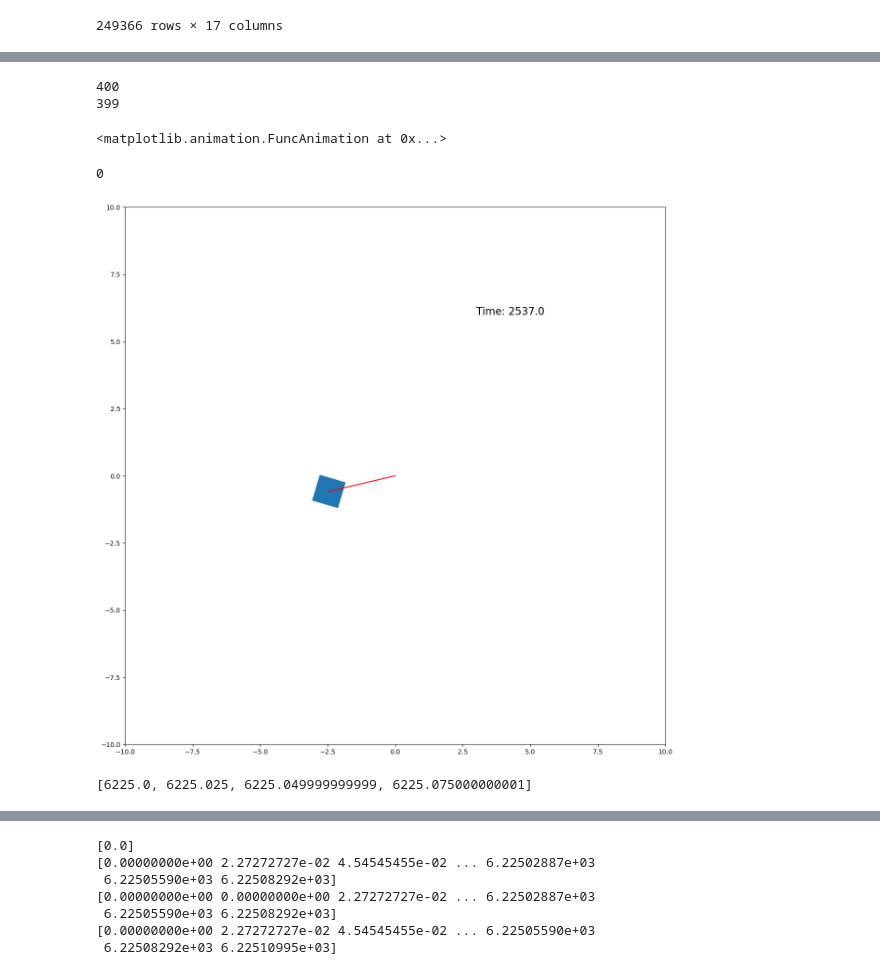
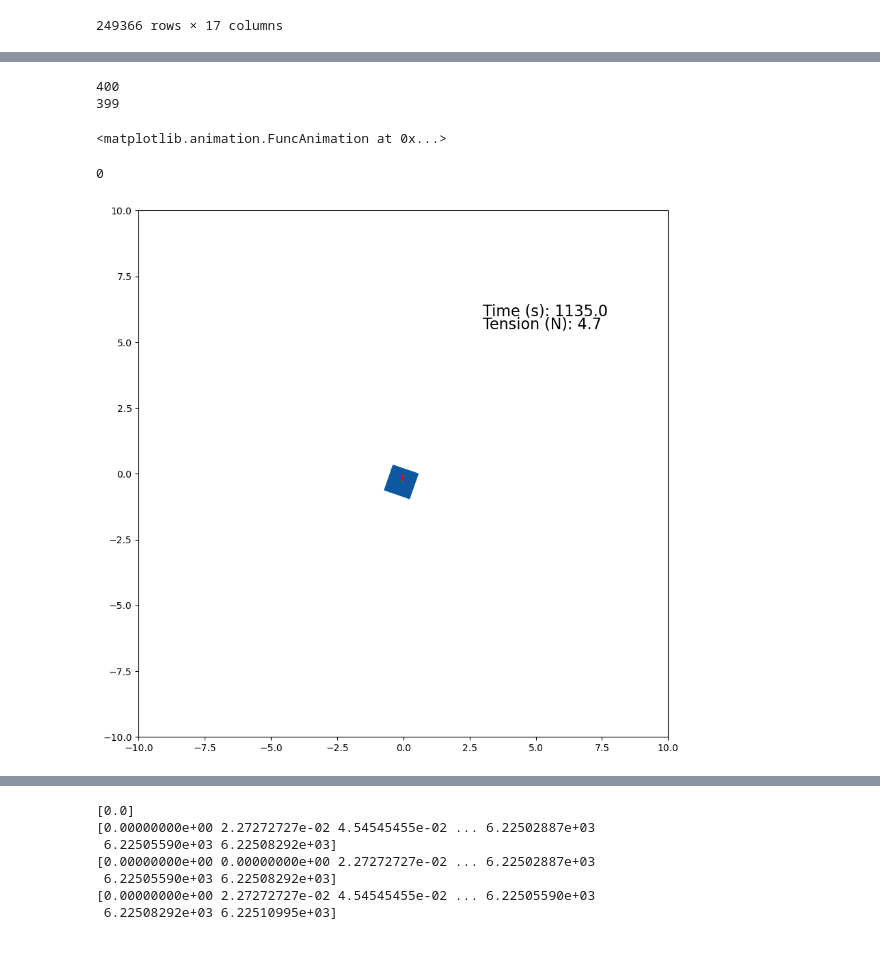
Before and after one commit to UMDBPP/TUFFcode, a Jupyter notebook: Data Analysis/data playground.ipynb, the cells around one changed output, grey strips where cells are left out. Cells and saved outputs as stored; diff of their text form; code cells hidden in the pictures.

Commit message:
include tension in animation

```diff
--- a/Data Analysis/data playground.ipynb
+++ b/Data Analysis/data playground.ipynb
@@ -46,6 +46,7 @@ See the caveats in the documentation: https://pandas.pydata.org/pandas-docs/stab
 | 249365 | 577964 | 6225.109951 | 0.06 | 2.03 | 989.1167 | 774.179815 | 353.38 | -23.12 | ... |
 249366 rows × 17 columns
 # %%
+# Clean up relevant data
 import time
 L = 15
 t = 'Time (s)'
@@ -63,6 +64,7 @@ t_angle = df[t][mask].reset_index(drop=True)
 tension = np.array(df[y1]).astype(np.double)
 tension_mask = np.isfinite(tension)
 t_tension = df[t][tension_mask]
+tension = tension[tension_mask]
 
 # y = y.reset_index().to_numpy()
 # z = z.reset_index().to_numpy()
@@ -201,9 +231,11 @@ KeyError: -1
 # %%
+# animate
 %matplotlib inline
-plt.rcParams["animation.html"] = "html5"
+plt.rcParams['animation.html'] = 'html5'
 from matplotlib.animation import FuncAnimation
 from matplotlib.patches import Rectangle
 import time
+import matplotlib.cm as cm
 
 box_width = 1
 plot_width = 10
@@ -222,41 +254,45 @@ def animate(i):
     angle = anglex_selected[i*multiple]*180/np.pi
 #     angle = anglex_[i*multiple]*180/np.pi
     time = t_selected[i*multiple]
+    tension_i = tension_selected[i*multiple]
 #     time = t_[i*multiple]
     currentAxis.clear()
     currentAxis.set_ylim(-plot_width, plot_width)
     currentAxis.set_xlim(-plot_width, plot_width)
+    color_val = (tension_i-tension_min)/(tension_max-tension_min)
     currentAxis.add_patch(Rectangle((x_coord - box_width/2, y_coord - box_width/2), box_width, box_width,
-                                    angle=angle, rotation_point='center'))
-    currentAxis.text(3,6, 'Time: ' + str(round(time,2)), fontsize = 16)
+                                    angle=angle, rotation_point='center', color = cm.Blues(color_val)))
+    currentAxis.text(3,6, 'Time (s): ' + str(round(time,2)), fontsize = 16)
+    currentAxis.text(3,5.5, 'Tension (N): ' + str(round(tension_i,2)), fontsize = 16)
     plt.plot([0, x_coord], [0, y_coord], 'r')
 #     plt.close()
 
-min_t = 2537
+min_t = 1135
 min_i = np.argmin(np.abs(np.array(t_angle_res) - min_t))
-max_t = 2547
+max_t = 1145
 max_i = np.argmin(np.abs(np.array(t_angle_res) - max_t))
 # print(min_i)
 # print(max_i)
 t_selected = t_angle_res[min_i:max_i]
 x_selected = x_res[min_i:max_i]
 y_selected = y_res[min_i:max_i]
 z_selected = z_res[min_i:max_i]
 anglex_selected = anglex_res[min_i:max_i]
+tension_selected = tension_res[min_i:max_i]
+tension_max = max(tension_selected)
+tension_min = min(tension_selected)
+# tension_max = max(tension)
+# tension_min = min(tension)
 frames = (max_i-min_i)
 print(frames)
 
 plt.rcParams['figure.figsize'] = (10,10)
 ani = FuncAnimation(fig, animate, frames=frames, interval=25)
 
 ani
 # %% [output]
 400
 399
 <matplotlib.animation.FuncAnimation at 0x...>
 0
-[figure, old version]
+[figure, new version]
-# %%
-t_angle_res[248732:248737]
-# %% [output]
-[6225.0, 6225.025, 6225.049999999999, 6225.075000000001]
```
Also changed, not shown: parts of 14 cells of this notebook.
